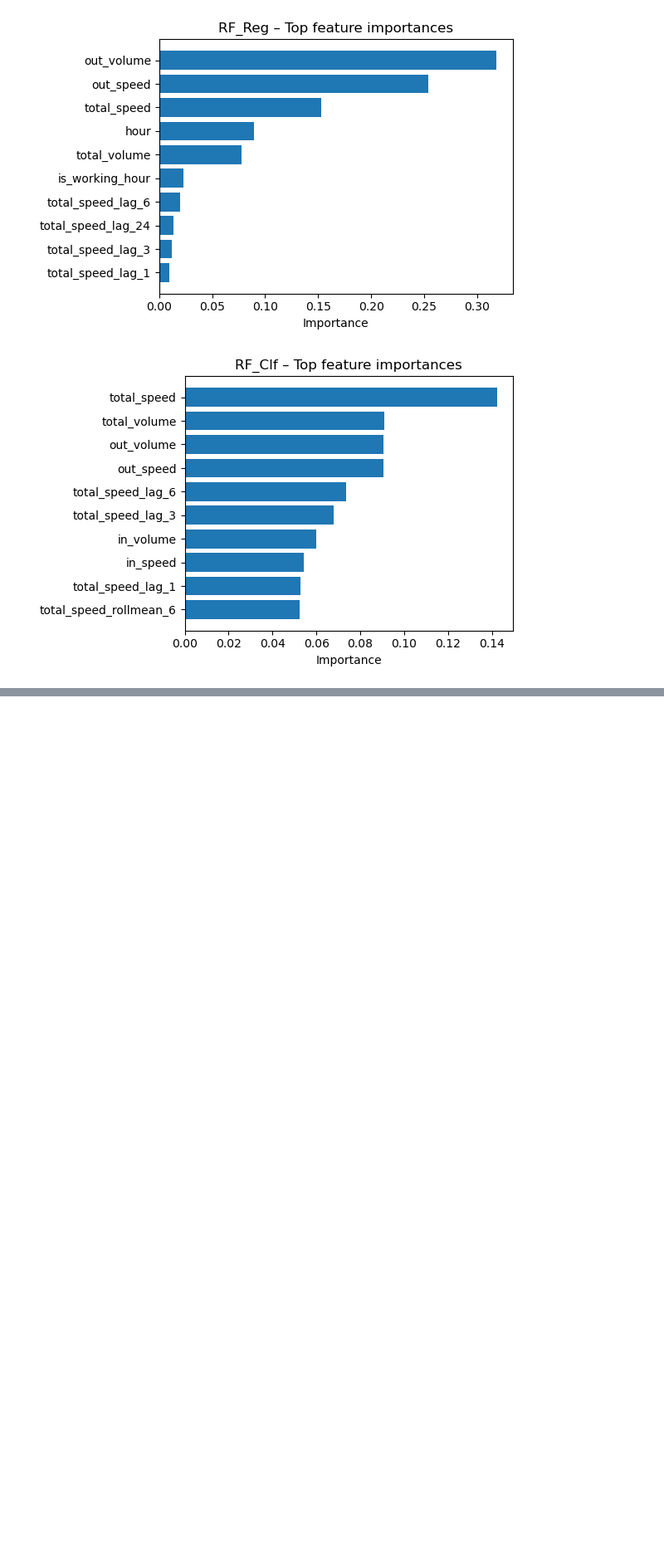
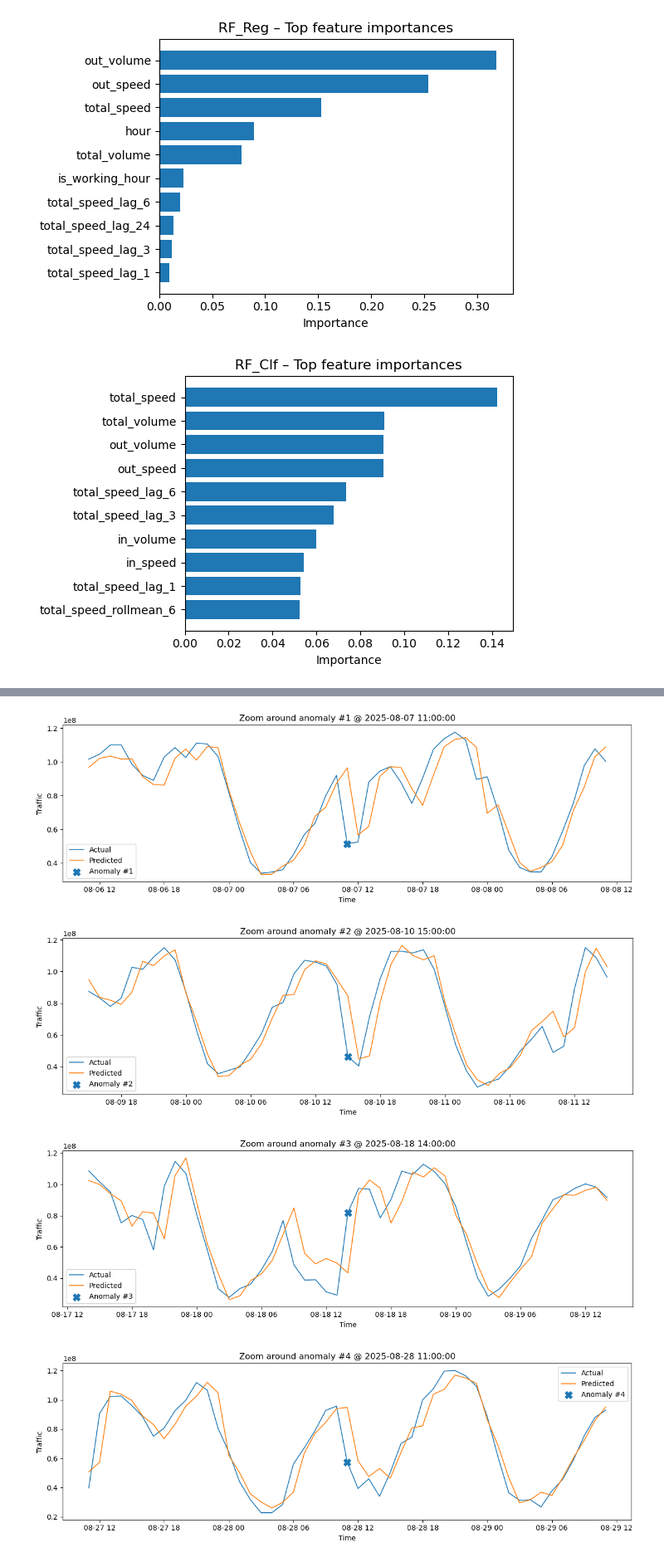
Before and after one commit to Ayatelawej/EC558_project, a Jupyter notebook: notebooks/EC558_core_pipeline.ipynb, the cells around one changed output, grey strips where cells are left out. Shown at 83% size. Drawn from its saved outputs; the diff is of its cells as text; code cells hidden in the pictures; blank space fills up the shorter version.

```diff
--- a/notebooks/EC558_core_pipeline.ipynb
+++ b/notebooks/EC558_core_pipeline.ipynb
@@ -1651,0 +1759,34 @@ plt.show()
+# %%
+anom_idx = np.where(is_anom_test)[0]
+win = 24
+
+for k, i in enumerate(anom_idx, start=1):
+    left = max(0, i - win)
+    right = min(len(y_test), i + win + 1)
+
+    plt.figure(figsize=(12, 4))
+    plt.plot(test_timestamps.iloc[left:right], y_test.values[left:right], label="Actual", linewidth=1.2)
+    plt.plot(test_timestamps.iloc[left:right], yhat_test[left:right], label="Predicted", linewidth=1.2)
+
+    t = test_timestamps.iloc[i]
+    plt.scatter(
+        [t],
+        [y_test.values[i]],
+        marker="X",
+        s=100,
+        linewidths=1,
+        zorder=6,
+        label=f"Anomaly #{k}"
+    )
+
+    plt.title(f"Zoom around anomaly #{k} @ {t}")
+    plt.xlabel("Time")
+    plt.ylabel("Traffic")
+    plt.legend()
+    plt.tight_layout()
+    plt.show()
+# %% [output]
+[figure, added]
+[figure, added]
+[figure, added]
+[figure, added]
```
Also changed, not shown: parts of 33 cells of this notebook, 2 other files.
